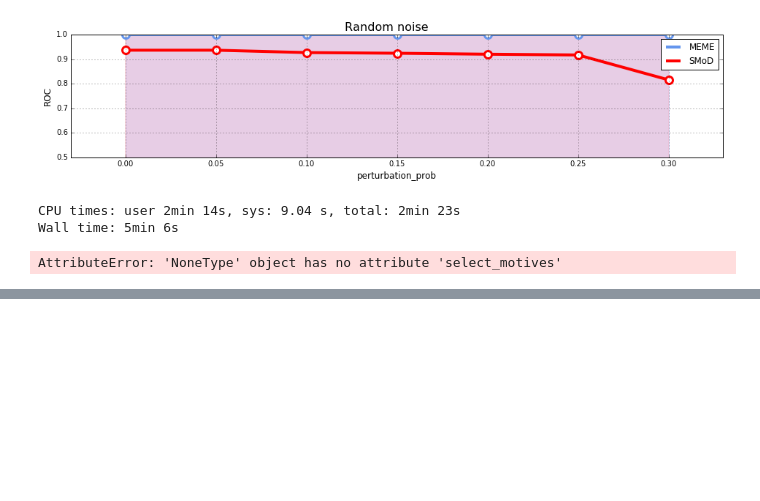
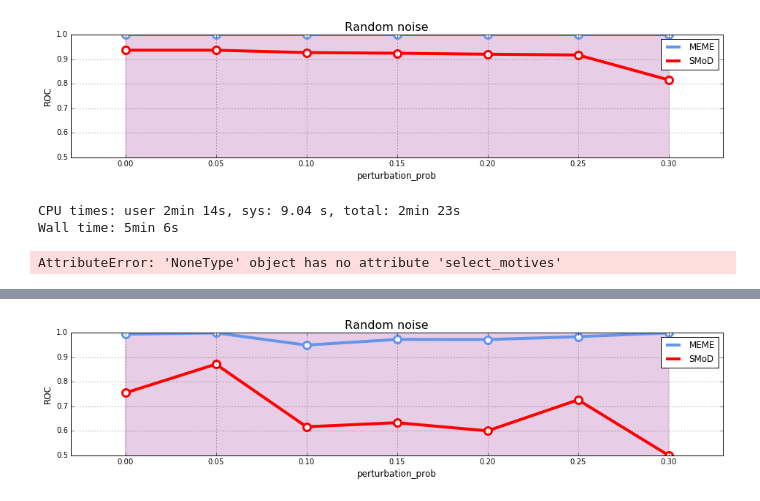
Before and after one commit to fabriziocosta/pyMotif, a Jupyter notebook: Experiment_noise.ipynb, the cells around one changed output, grey strips where cells are left out. Saved outputs shown, nothing was run; the diff lists cells and outputs as text; code cells hidden in the pictures; blank space fills up the shorter version.

```diff
--- a/Experiment_noise.ipynb
+++ b/Experiment_noise.ipynb
@@ -457,0 +501,39 @@ AttributeError: 'NoneType' object has no attribute 'select_motives'
+# %%
+%%time
+
+def make_results(n_rep=1):
+    for param in [0.0, 0.05, 0.10, 0.15, 0.2, 0.25, 0.3]:
+        results = {'meme':[], 'smod':[]}
+        for rep in range(n_rep):
+            tool_result = evaluate(scoring_criteria='pwm', # ['pwm','hmm']
+                                   complexity=5,
+                                   motif_length=10,
+                                   n_motives=3,
+                                   sequence_length=60,
+                                   n_sequences=600,
+                                   perturbation_prob=param,
+                                   n_clusters=15,
+                                   min_subarray_size=8,
+                                   max_subarray_size=12,
+                                   min_score=5,
+                                   min_freq=0.65,
+                                   min_cluster_size=2,
+                                   similarity_threshold=1,
+                                   freq_threshold=0.15,
+                                   p_value=1,
+                                   regex_th=0.5,
+                                   sample_size=400,
+                                   std_th = 1)
+
+            results['meme'].append(tool_result['meme'])
+            results['smod'].append(tool_result['smod'])
+        for tool in ['meme', 'smod']:
+            avg = np.mean(results[tool])
+            std = np.std(results[tool])
+            results[tool] = (avg, std)
+        yield param, results['meme'][0], results['meme'][1], results['smod'][0], results['smod'][1]
+
+
+data = [(param, val_m, std_m, val_s, std_s) for param, val_m, std_m, val_s, std_s in make_results()]
+plot_results(data, title='Random noise', xlabel='perturbation_prob', ylabel='ROC')
+# %% [output]
@@ -457,0 +541 @@ AttributeError: 'NoneType' object has no attribute 'select_motives'
+[figure, added]
```
Also changed, not shown: parts of 2 cells of this notebook, 6 other files.
